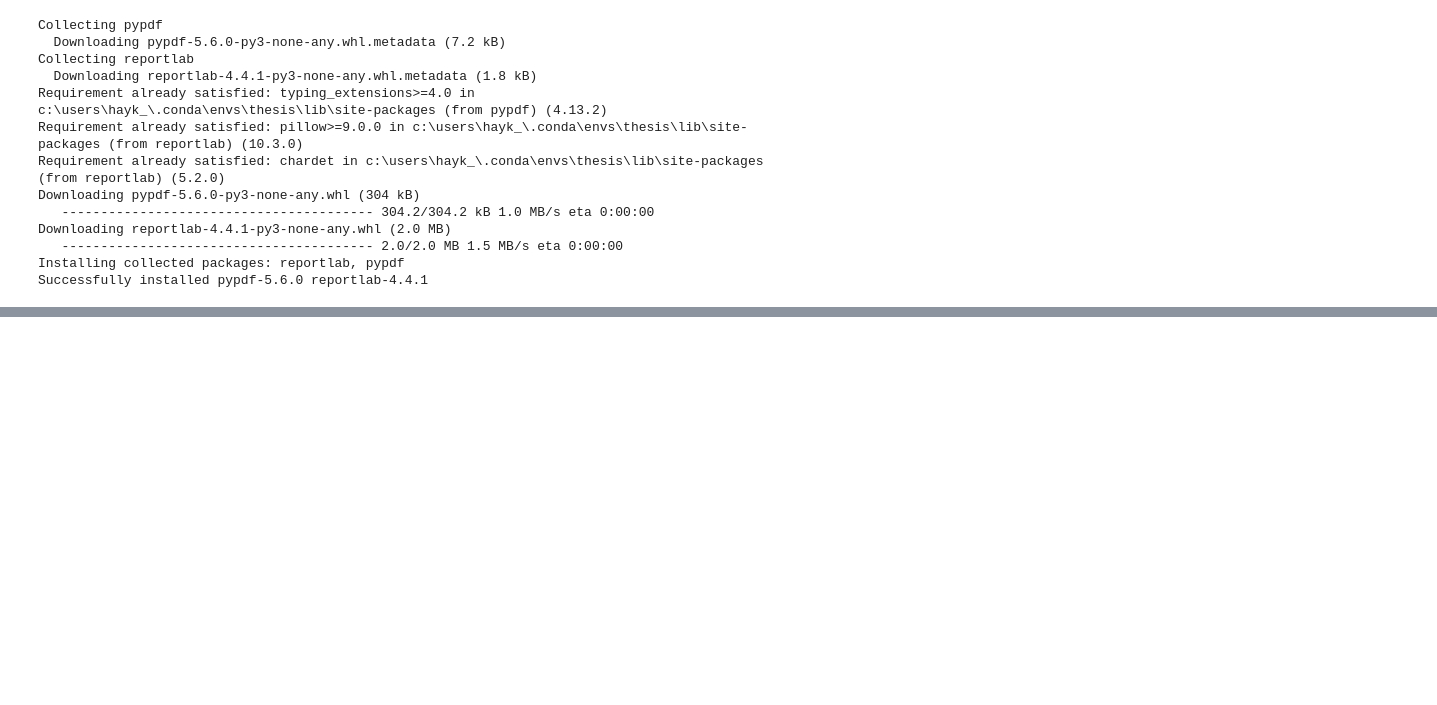
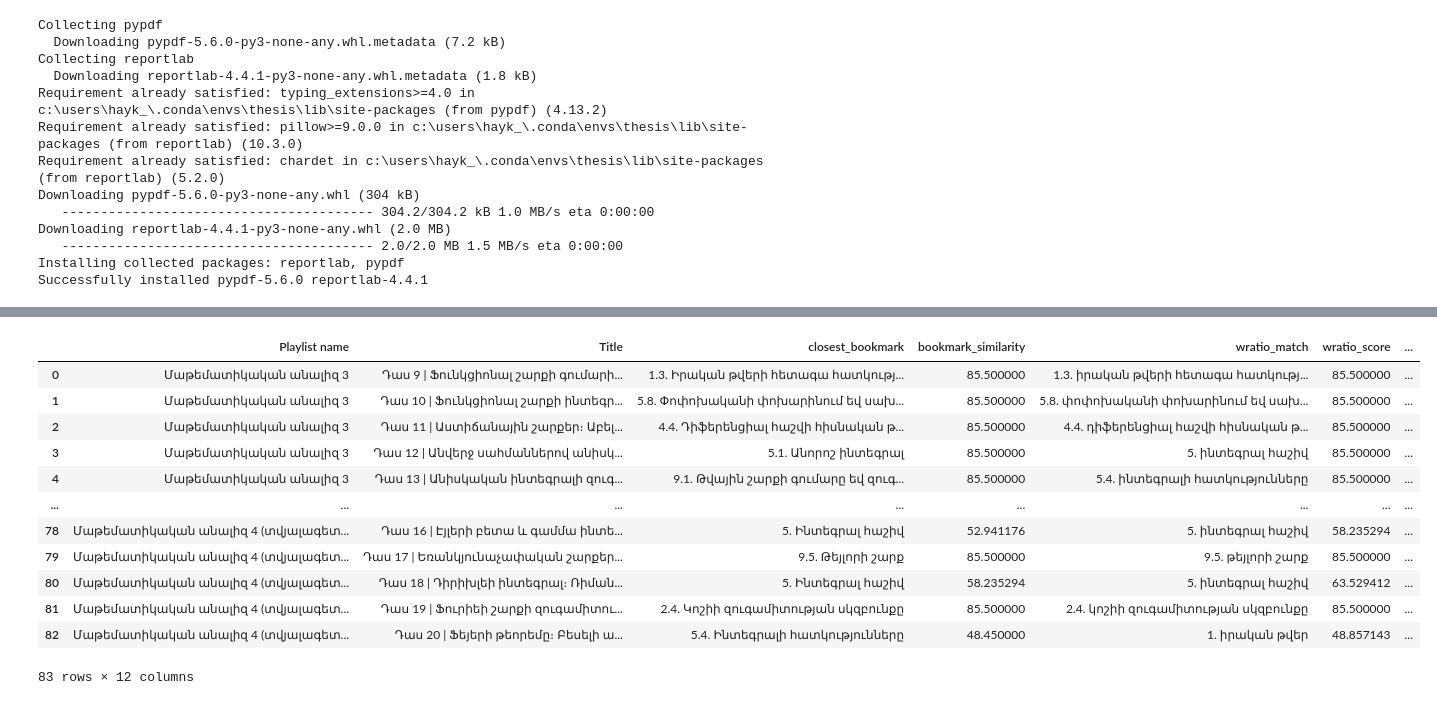
Before and after one commit to HaykTarkhanyan/manr_munr, a Jupyter notebook: musoyan/bzbz.ipynb, the cells around one changed output, grey strips where cells are left out. Cells and saved outputs as stored; diff of their text form; code cells hidden in the pictures; blank space fills up the shorter version.

```diff
--- a/musoyan/bzbz.ipynb
+++ b/musoyan/bzbz.ipynb
@@ -129,0 +451,2 @@ Successfully installed pypdf-5.6.0 reportlab-4.4.1
+# %%
+df_bookmarks = pd.DataFrame(subsections_with_pages, columns=["Title", "Page"])
@@ -129,0 +595,7 @@ Successfully installed pypdf-5.6.0 reportlab-4.4.1
+# %%
+df = add_fuzzy_matches(df_all, "Title", df_bookmarks["Title"].tolist())
+                    #  scorer=fuzz.token_sort_ratio,
+                    #  match_col="closest_bookmark",
+                    #  score_col="bookmark_similarity")
+
+print(df)
@@ -129,0 +620,18 @@ Successfully installed pypdf-5.6.0 reportlab-4.4.1
+# %%
+cols_drop = ["URL", "Views", "Duration (minutes)", "Number of likes", "Number of dislikes", "Number of comments"]
+# %%
+df.drop(columns=cols_drop)
+# %% [output]
+|  | Playlist name | Title | closest_bookmark | bookmark_similarity | wratio_match | wratio_score | ... |
+| 0 | Մաթեմատիկական անալիզ 3 | Դաս 9 | Ֆունկցիոնալ շարքի գումարի... | 1.3. Իրական թվերի հետագա հատկությ... | 85.500000 | 1.3. իրական թվերի հետագա հատկությ... | 85.500000 | ... |
+| 1 | Մաթեմատիկական անալիզ 3 | Դաս 10 | Ֆունկցիոնալ շարքի ինտեգր... | 5.8. Փոփոխականի փոխարինում եվ սախ... | 85.500000 | 5.8. փոփոխականի փոխարինում եվ սախ... | 85.500000 | ... |
+| 2 | Մաթեմատիկական անալիզ 3 | Դաս 11 | Աստիճանային շարքեր։ Աբել... | 4.4. Դիֆերենցիալ հաշվի հիսնական թ... | 85.500000 | 4.4. դիֆերենցիալ հաշվի հիսնական թ... | 85.500000 | ... |
+| 3 | Մաթեմատիկական անալիզ 3 | Դաս 12 | Անվերջ սահմաններով անիսկ... | 5.1. Անորոշ ինտեգրալ | 85.500000 | 5. ինտեգրալ հաշիվ | 85.500000 | ... |
+| 4 | Մաթեմատիկական անալիզ 3 | Դաս 13 | Անիսկական ինտեգրալի զուգ... | 9.1. Թվային շարքի գումարը եվ զուգ... | 85.500000 | 5.4. ինտեգրալի հատկությունները | 85.500000 | ... |
+| ... | ... | ... | ... | ... | ... | ... | ... |
+| 78 | Մաթեմատիկական անալիզ 4 (տվյալագետ... | Դաս 16 | Էյլերի բետա և գամմա ինտե... | 5. Ինտեգրալ հաշիվ | 52.941176 | 5. ինտեգրալ հաշիվ | 58.235294 | ... |
+| 79 | Մաթեմատիկական անալիզ 4 (տվյալագետ... | Դաս 17 | Եռանկյունաչափական շարքեր... | 9.5. Թեյլորի շարք | 85.500000 | 9.5. թեյլորի շարք | 85.500000 | ... |
+| 80 | Մաթեմատիկական անալիզ 4 (տվյալագետ... | Դաս 18 | Դիրիխլեի ինտեգրալ։ Ռիման... | 5. Ինտեգրալ հաշիվ | 58.235294 | 5. ինտեգրալ հաշիվ | 63.529412 | ... |
+| 81 | Մաթեմատիկական անալիզ 4 (տվյալագետ... | Դաս 19 | Ֆուրիեի շարքի զուգամիտու... | 2.4. Կոշիի զուգամիտության սկզբունքը | 85.500000 | 2.4. կոշիի զուգամիտության սկզբունքը | 85.500000 | ... |
+| 82 | Մաթեմատիկական անալիզ 4 (տվյալագետ... | Դաս 20 | Ֆեյերի թեորեմը։ Բեսելի ա... | 5.4. Ինտեգրալի հատկությունները | 48.450000 | 1. իրական թվեր | 48.857143 | ... |
+83 rows × 12 columns
```
Also changed, not shown: parts of 21 cells of this notebook, 12 other files.
